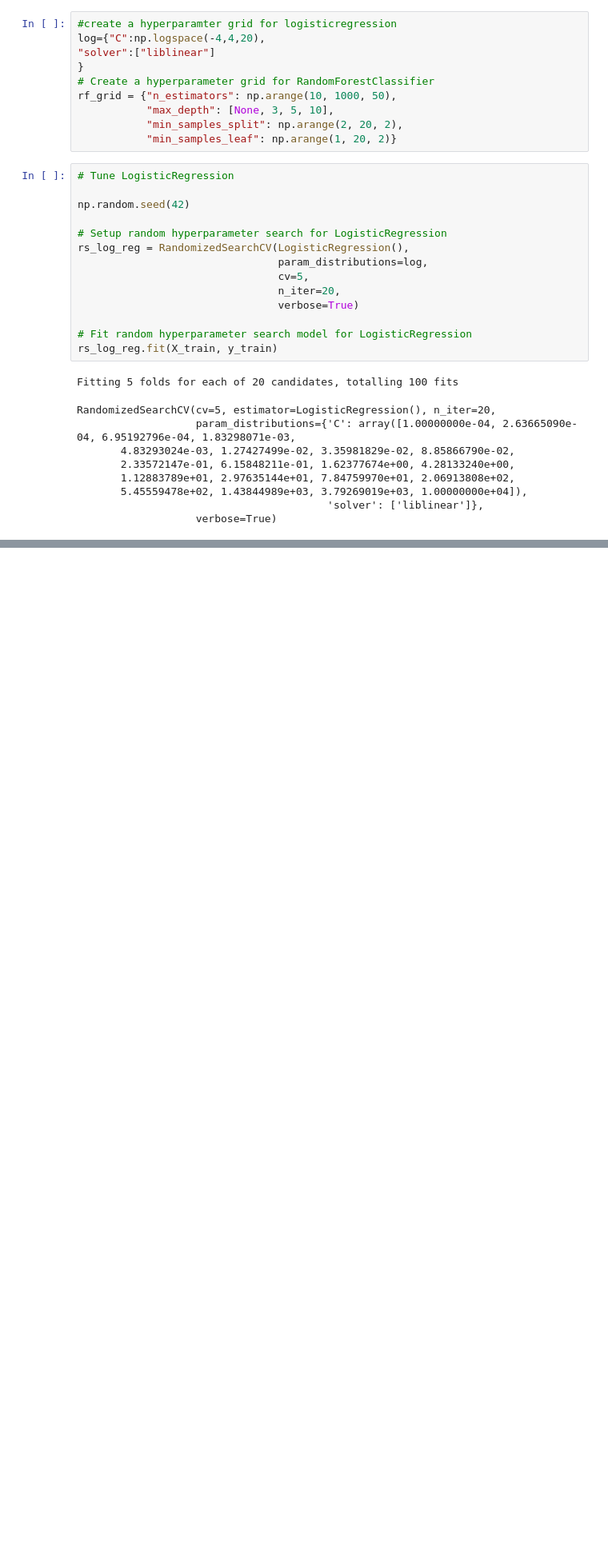
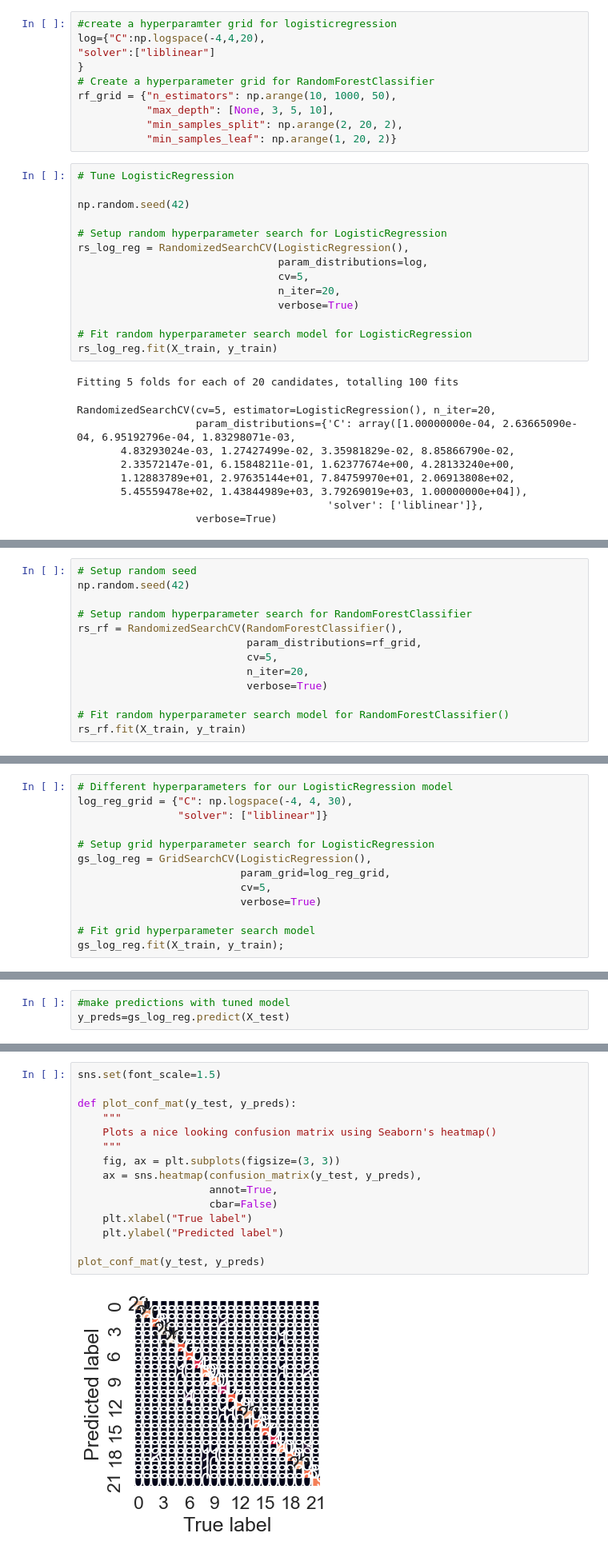
Before and after one commit to InflixOP/Smart-Agriculture-Advisory-System, a Jupyter notebook: Smart_Agriculture_System.ipynb, the cells around one changed output, grey strips where cells are left out. Shown: that part at 80% size. Drawn from its saved outputs; the diff is of its cells as text; blank space fills up the shorter version.

```diff
--- a/Smart_Agriculture_System.ipynb
+++ b/Smart_Agriculture_System.ipynb
@@ -469,0 +478,13 @@ RandomizedSearchCV(cv=5, estimator=LogisticRegression(), n_iter=20,
+# %%
+# Setup random seed
+np.random.seed(42)
+
+# Setup random hyperparameter search for RandomForestClassifier
+rs_rf = RandomizedSearchCV(RandomForestClassifier(),
+                           param_distributions=rf_grid,
+                           cv=5,
+                           n_iter=20,
+                           verbose=True)
+
+# Fit random hyperparameter search model for RandomForestClassifier()
+rs_rf.fit(X_train, y_train)
@@ -469,0 +511,13 @@ RandomizedSearchCV(cv=5, estimator=LogisticRegression(), n_iter=20,
+# %%
+# Different hyperparameters for our LogisticRegression model
+log_reg_grid = {"C": np.logspace(-4, 4, 30),
+                "solver": ["liblinear"]}
+
+# Setup grid hyperparameter search for LogisticRegression
+gs_log_reg = GridSearchCV(LogisticRegression(),
+                          param_grid=log_reg_grid,
+                          cv=5,
+                          verbose=True)
+
+# Fit grid hyperparameter search model
+gs_log_reg.fit(X_train, y_train);
@@ -469,0 +542,3 @@ RandomizedSearchCV(cv=5, estimator=LogisticRegression(), n_iter=20,
+# %%
+#make predictions with tuned model
+y_preds=gs_log_reg.predict(X_test)
@@ -469,0 +602,17 @@ RandomizedSearchCV(cv=5, estimator=LogisticRegression(), n_iter=20,
+# %%
+sns.set(font_scale=1.5)
+
+def plot_conf_mat(y_test, y_preds):
+    """
+    Plots a nice looking confusion matrix using Seaborn's heatmap()
+    """
+    fig, ax = plt.subplots(figsize=(3, 3))
+    ax = sns.heatmap(confusion_matrix(y_test, y_preds),
+                     annot=True,
+                     cbar=False)
+    plt.xlabel("True label")
+    plt.ylabel("Predicted label")
+
+plot_conf_mat(y_test, y_preds)
+# %% [output]
+[figure, added]
```
Also changed, not shown: parts of 18 cells of this notebook.
